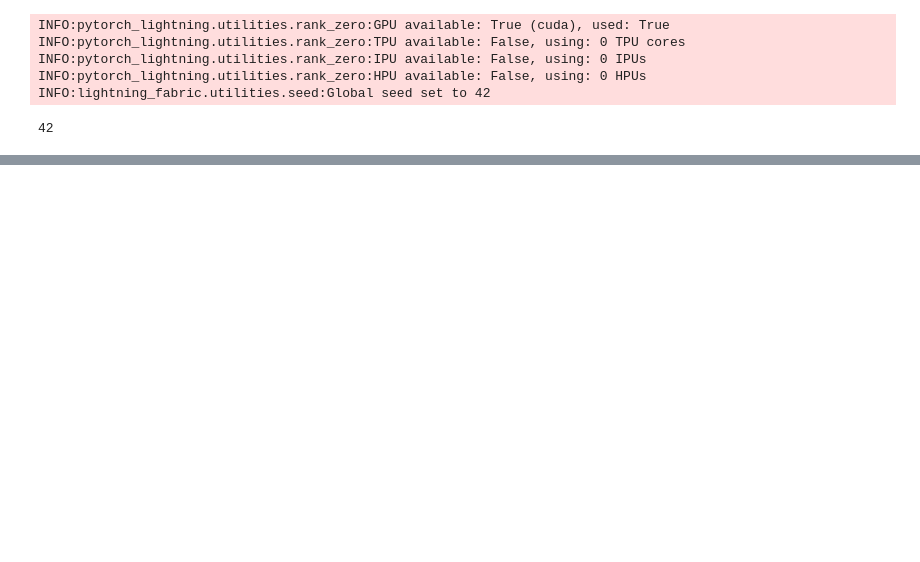
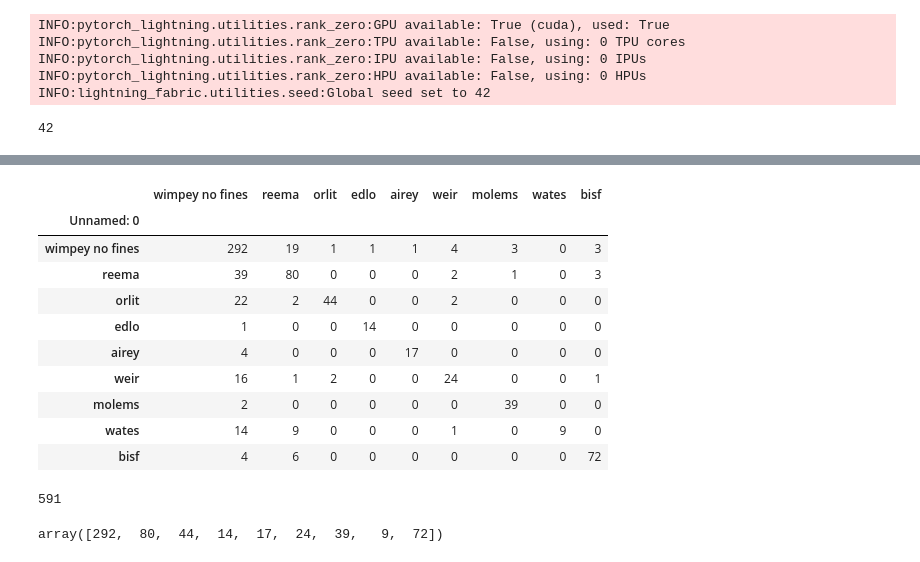
Before and after one commit to graceebc9/Arch_Class, a Jupyter notebook: train_svi.ipynb, the cells around one changed output, grey strips where cells are left out. Cells and saved outputs as stored; diff of their text form; code cells hidden in the pictures; blank space fills up the shorter version.

```diff
--- a/train_svi.ipynb
+++ b/train_svi.ipynb
@@ -489,13 +676,34 @@ INFO:pytorch_lightning.utilities.rank_zero:Loaded model weights from the checkpo
 # if model_out_path is not None:
 #   torch.save(model.state_dict(), model_out_path)
 # %%
-cdf = pd.read_csv('confmat.csv')
+cdf = pd.read_csv('raw_nums.csv')
 cdf.set_index('Unnamed: 0', inplace=True)
 
-norm =  np.sum(cdf, axis=1)
-cdf = cdf/norm
+# norm =  np.sum(cdf, axis=1)
+# cdf = cdf/norm
 
 
 
-sn.heatmap(cdf, annot=True)
-plt.figure(figsize = (25,17))
+# sn.heatmap(cdf, annot=True)
+# plt.figure(figsize = (25,17))
+# %%
+
+cdf
+# %% [output]
+|  | wimpey no fines | reema | orlit | edlo | airey | weir | molems | wates | bisf |
+| Unnamed: 0 |  |  |  |  |  |  |  |  |  |
+| wimpey no fines | 292 | 19 | 1 | 1 | 1 | 4 | 3 | 0 | 3 |
+| reema | 39 | 80 | 0 | 0 | 0 | 2 | 1 | 0 | 3 |
+| orlit | 22 | 2 | 44 | 0 | 0 | 2 | 0 | 0 | 0 |
+| edlo | 1 | 0 | 0 | 14 | 0 | 0 | 0 | 0 | 0 |
+| airey | 4 | 0 | 0 | 0 | 17 | 0 | 0 | 0 | 0 |
+| weir | 16 | 1 | 2 | 0 | 0 | 24 | 0 | 0 | 1 |
+| molems | 2 | 0 | 0 | 0 | 0 | 0 | 39 | 0 | 0 |
+| wates | 14 | 9 | 0 | 0 | 0 | 1 | 0 | 9 | 0 |
+| bisf | 4 | 6 | 0 | 0 | 0 | 0 | 0 | 0 | 72 |
+# %%
+
+cdf
+292+ 80 +44+14+17+24+39+9+72
+# %% [output]
+591
@@ -501,0 +715,5 @@ plt.figure(figsize = (25,17))
+# %%
+
+true_positives
+# %% [output]
+array([292,  80,  44,  14,  17,  24,  39,   9,  72])
```
Also changed, not shown: parts of 14 cells of this notebook.
